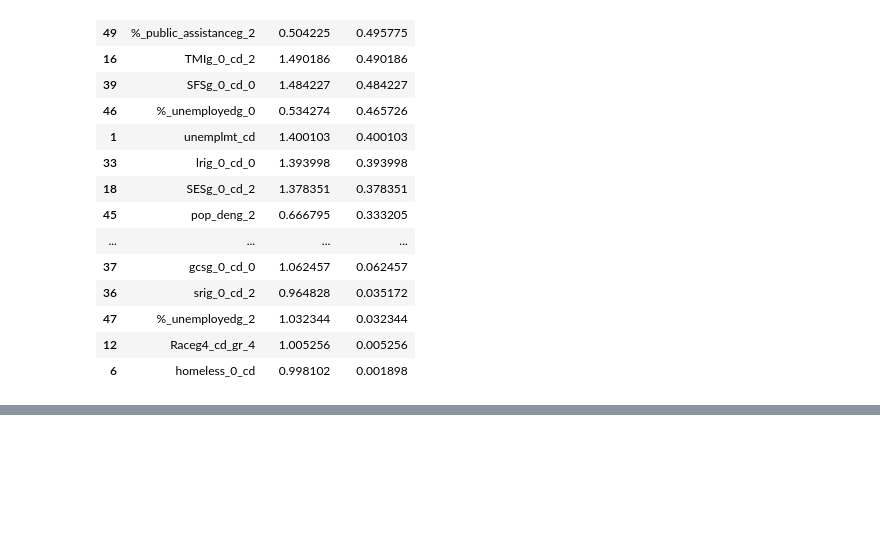
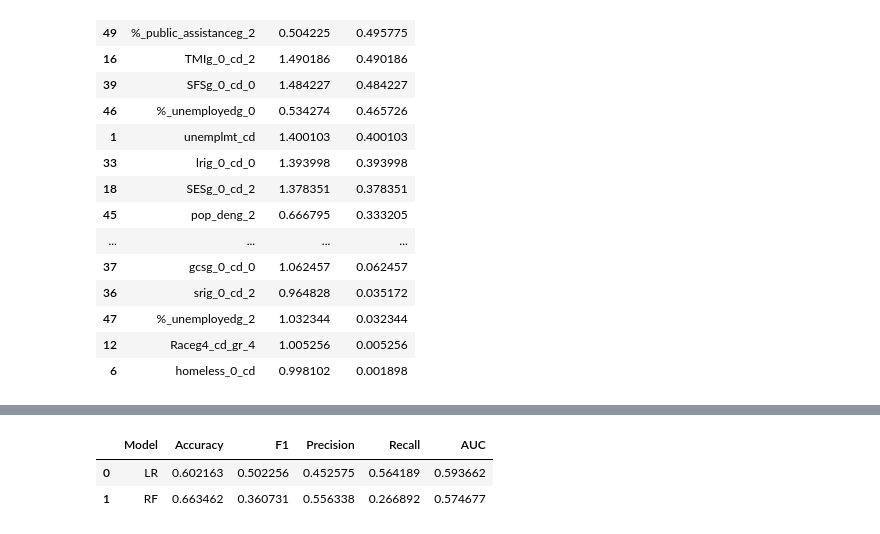
Before and after one commit to prathikr/Jordan-Prep, a Jupyter notebook: Jordan-Prep/mvp_v2.ipynb, the cells around one changed output, grey strips where cells are left out. Saved outputs shown, nothing was run; the diff lists cells and outputs as text; code cells hidden in the pictures; blank space fills up the shorter version.

```diff
--- a/Jordan-Prep/mvp_v2.ipynb
+++ b/Jordan-Prep/mvp_v2.ipynb
@@ -247,6 +277,10 @@ feature_importance_rf.sort_values(by='RF-MDI', ascending=False)
 # %%
 performance = pd.DataFrame(data=[lr_perf, rfc_perf], columns=['Model', 'Accuracy', 'F1', 'Precision', 'Recall', 'AUC'])
-engage30_perf
+performance
+# %% [output]
+|  | Model | Accuracy | F1 | Precision | Recall | AUC |
+| 0 | LR | 0.602163 | 0.502256 | 0.452575 | 0.564189 | 0.593662 |
+| 1 | RF | 0.663462 | 0.360731 | 0.556338 | 0.266892 | 0.574677 |
 # %%
 # Create a Pandas Excel writer using XlsxWriter as the engine.
 writer = pd.ExcelWriter('./raw_results/' + grouping + '_feature_importance.xlsx', engine='xlsxwriter')
```
Also changed, not shown: parts of 4 cells of this notebook.
